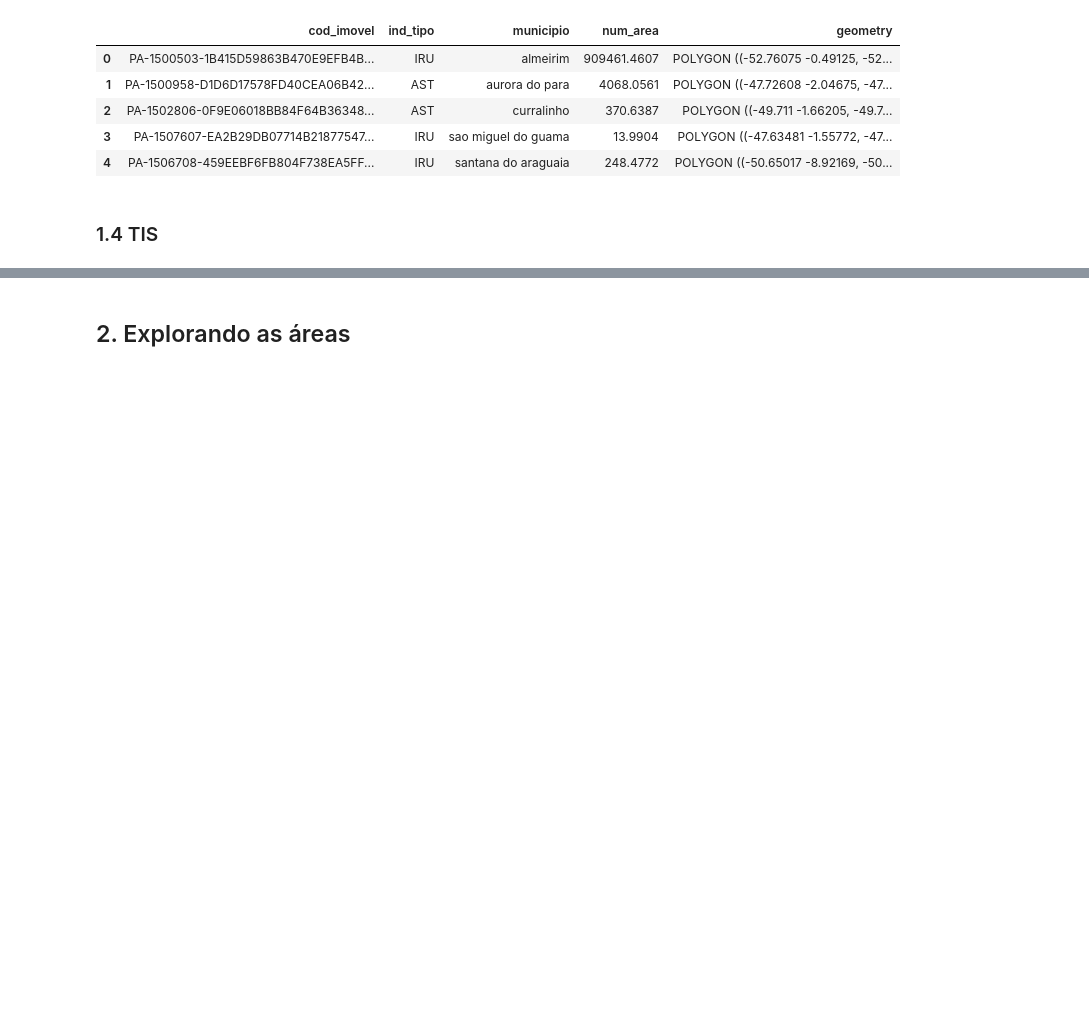
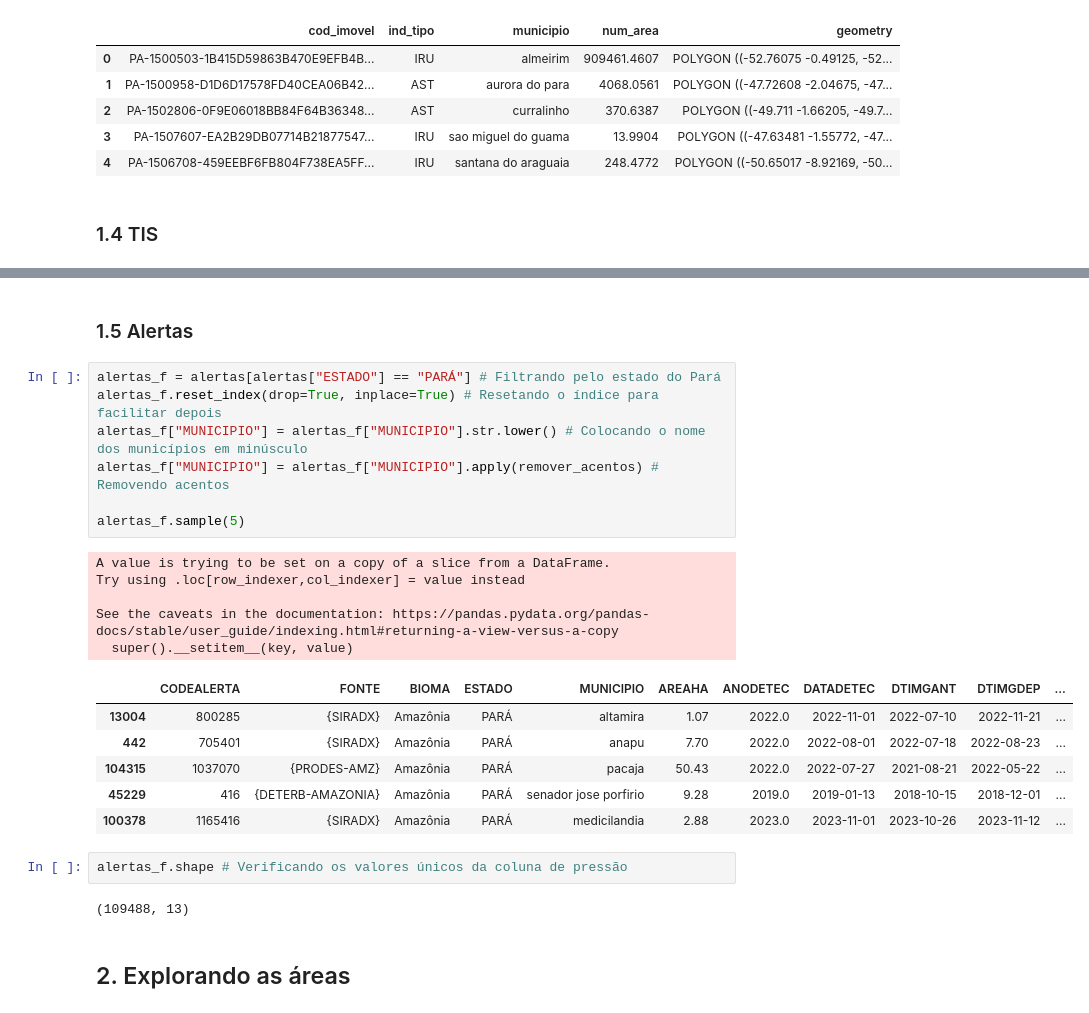
Before and after one commit to JoelFarias/CNUSTREAM, a Jupyter notebook: finding-areas.ipynb, the cells around one changed output, grey strips where cells are left out. Cells and saved outputs as stored; diff of their text form; blank space fills up the shorter version.

```diff
--- a/finding-areas.ipynb
+++ b/finding-areas.ipynb
@@ -143,3 +153,28 @@ See the caveats in the documentation: https://pandas.pydata.org/pandas-docs/stab
+# %% [markdown]
+### 1.5 Alertas
+# %%
+alertas_f = alertas[alertas["ESTADO"] == "PARÁ"] # Filtrando pelo estado do Pará
+alertas_f.reset_index(drop=True, inplace=True) # Resetando o índice para facilitar depois
+alertas_f["MUNICIPIO"] = alertas_f["MUNICIPIO"].str.lower() # Colocando o nome dos municípios em minúsculo
+alertas_f["MUNICIPIO"] = alertas_f["MUNICIPIO"].apply(remover_acentos) # Removendo acentos
+
+alertas_f.sample(5)
+# %% [output]
+A value is trying to be set on a copy of a slice from a DataFrame.
+Try using .loc[row_indexer,col_indexer] = value instead
+
+See the caveats in the documentation: https://pandas.pydata.org/pandas-docs/stable/user_guide/indexing.html#returning-a-view-versus-a-copy
+  super().__setitem__(key, value)
+|  | CODEALERTA | FONTE | BIOMA | ESTADO | MUNICIPIO | AREAHA | ANODETEC | DATADETEC | DTIMGANT | DTIMGDEP | ... |
+| 13004 | 800285 | {SIRADX} | Amazônia | PARÁ | altamira | 1.07 | 2022.0 | 2022-11-01 | 2022-07-10 | 2022-11-21 | ... |
+| 442 | 705401 | {SIRADX} | Amazônia | PARÁ | anapu | 7.70 | 2022.0 | 2022-08-01 | 2022-07-18 | 2022-08-23 | ... |
+| 104315 | 1037070 | {PRODES-AMZ} | Amazônia | PARÁ | pacaja | 50.43 | 2022.0 | 2022-07-27 | 2021-08-21 | 2022-05-22 | ... |
+| 45229 | 416 | {DETERB-AMAZONIA} | Amazônia | PARÁ | senador jose porfirio | 9.28 | 2019.0 | 2019-01-13 | 2018-10-15 | 2018-12-01 | ... |
+| 100378 | 1165416 | {SIRADX} | Amazônia | PARÁ | medicilandia | 2.88 | 2023.0 | 2023-11-01 | 2023-10-26 | 2023-11-12 | ... |
+# %%
+alertas_f.shape # Verificando os valores únicos da coluna de pressão
+# %% [output]
+(109488, 13)
 # %% [markdown]
 ## 2. Explorando as áreas
 # %%
```
Also changed, not shown: parts of 17 cells of this notebook.
